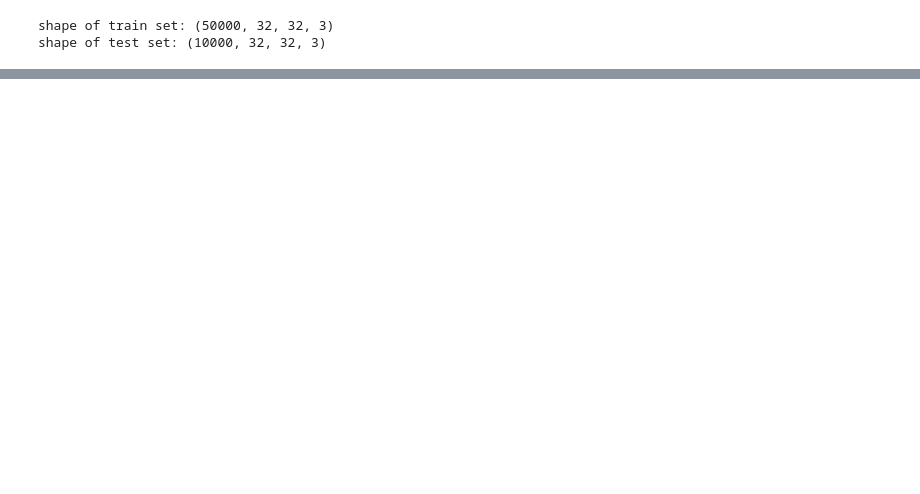
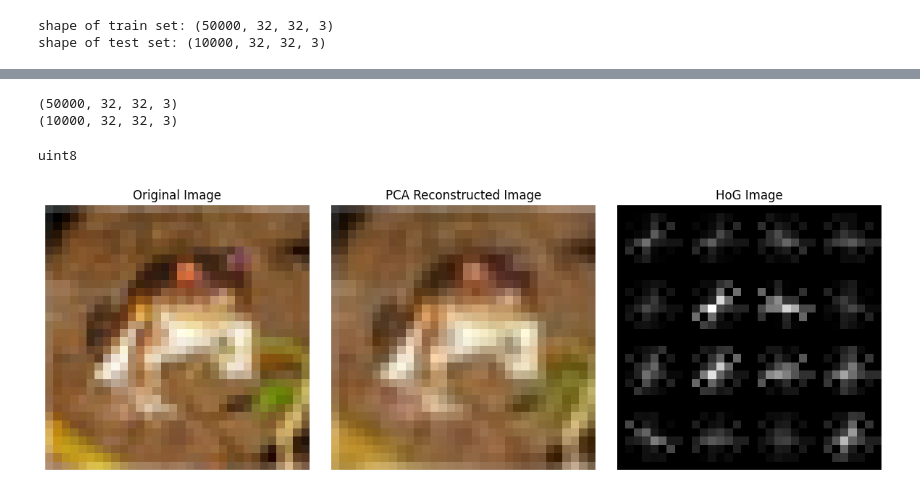
Before and after one commit to varaiitj2527/PRMLProject, a Jupyter notebook: FeatureExtraction.ipynb, the cells around one changed output, grey strips where cells are left out. Saved outputs shown, nothing was run; the diff lists cells and outputs as text; code cells hidden in the pictures; blank space fills up the shorter version.

```diff
--- a/FeatureExtraction.ipynb
+++ b/FeatureExtraction.ipynb
@@ -208,0 +103,3 @@ with open('TestHoG_PCA.pkl', 'wb') as f:
+# %%
+train_features_HoG, train_images_HoG = HoG_features(X_train)
+create_pickles('TrainFeaturesHoG.pkl', train_features_HoG)
@@ -208,0 +115,13 @@ with open('TestHoG_PCA.pkl', 'wb') as f:
+# %%
+'''
+  flattening the pixels RGB to single array and then applying PCA
+'''
+height,width,color = X_train.shape[1:4]
+X_train_flatten = X_train.reshape(-1, height * width * color)
+X_test_flatten = X_test.reshape(-1, height * width * color)
+
+pca = PCA(0.99)
+pca.fit(X_train_flatten)
+PCA(copy = True, iterated_power = 'auto', n_components = 0.99, random_state = None, svd_solver = 'auto', tol = 0.0, whiten = False)
+
+best_number_of_components = pca.n_components_
@@ -208,0 +132,12 @@ with open('TestHoG_PCA.pkl', 'wb') as f:
+# %%
+pca = PCA(best_number_of_components)
+X_train_PCA = pca.fit_transform(X_train_flatten)
+X_train_PCA_inverse = pca.inverse_transform(X_train_PCA)
+X_test_PCA = pca.transform(X_test_flatten)
+X_test_PCA_inverse = pca.inverse_transform(X_test_PCA)
+# %%
+def DeNormalize_Image(image) :
+
+    image = (image - image.min())/(image.max() - image.min())
+    image *= 255
+    return image.astype(np.uint8)
@@ -208,0 +175,10 @@ with open('TestHoG_PCA.pkl', 'wb') as f:
+# %%
+print(X_train_approx.shape)
+print(X_test_approx.shape)
+# %% [output]
+(50000, 32, 32, 3)
+(10000, 32, 32, 3)
+# %%
+print(X_train_approx.dtype)
+# %% [output]
+uint8
@@ -208,0 +191,18 @@ with open('TestHoG_PCA.pkl', 'wb') as f:
+# %%
+fig, axes = plt.subplots(1, 3, figsize=(12, 4))
+
+axes[0].imshow(X_train[0])
+axes[0].set_title('Original Image')
+axes[0].axis('off')
+
+axes[1].imshow(DeNormalize_Image(X_train_PCA_inverse[0].reshape(32, 32, 3)))
+axes[1].set_title('PCA Reconstructed Image')
+axes[1].axis('off')
+
+axes[2].imshow(train_images_HoG[0], cmap='gray')
+axes[2].set_title('HoG Image')
+axes[2].axis('off')
+
+plt.tight_layout()
+# %% [output]
+[figure, added]
```
Also changed, not shown: parts of 50 cells of this notebook.
